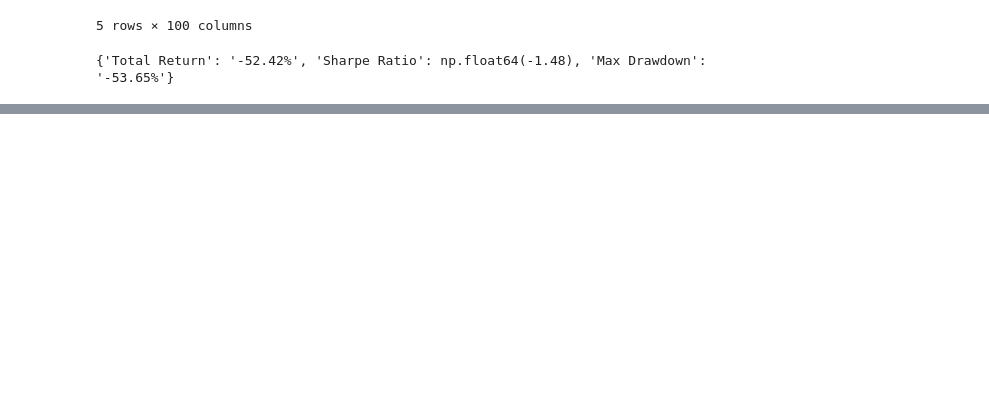
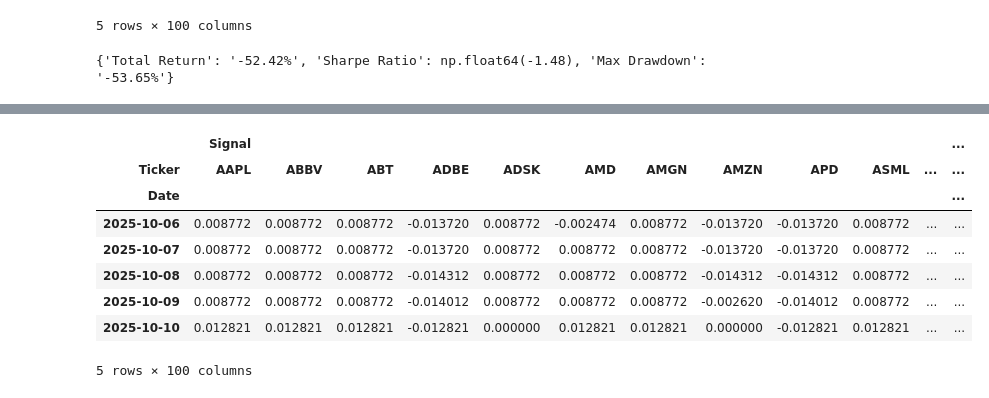
Before and after one commit to buibaongan/CF_Ngan23280071_Dung23280048, a Jupyter notebook: notebook/main.ipynb, the cells around one changed output, grey strips where cells are left out. Saved outputs shown, nothing was run; the diff lists cells and outputs as text; code cells hidden in the pictures; blank space fills up the shorter version.

```diff
--- a/notebook/main.ipynb
+++ b/notebook/main.ipynb
@@ -383,0 +384,25 @@ CẢNH BÁO: Phát hiện dữ liệu đầu vào là Portfolio Value ($). Đang
+# %%
+#Build portfolio for momemtum
+log_returns = df['Log Return']
+returns = np.exp(log_returns) - 1
+signals = momentum_signals
+pf = Portfolio(
+    signals=signals,
+    returns=returns,
+    max_weight=0.1
+)
+
+pf_weights = pf.build_weights()
+pf_weights.tail()
+portfolio_returns = pf.compute_returns()
+pf_weights.tail()
+# %% [output]
+|  | Signal |  |  |  |  |  |  |  |  |  |  | ... |
+| Ticker | AAPL | ABBV | ABT | ADBE | ADSK | AMD | AMGN | AMZN | APD | ASML | ... | ... |
+| Date |  |  |  |  |  |  |  |  |  |  |  | ... |
+| 2025-10-06 | 0.008772 | 0.008772 | 0.008772 | -0.013720 | 0.008772 | -0.002474 | 0.008772 | -0.013720 | -0.013720 | 0.008772 | ... | ... |
+| 2025-10-07 | 0.008772 | 0.008772 | 0.008772 | -0.013720 | 0.008772 | 0.008772 | 0.008772 | -0.013720 | -0.013720 | 0.008772 | ... | ... |
+| 2025-10-08 | 0.008772 | 0.008772 | 0.008772 | -0.014312 | 0.008772 | 0.008772 | 0.008772 | -0.014312 | -0.014312 | 0.008772 | ... | ... |
+| 2025-10-09 | 0.008772 | 0.008772 | 0.008772 | -0.014012 | 0.008772 | 0.008772 | 0.008772 | -0.002620 | -0.014012 | 0.008772 | ... | ... |
+| 2025-10-10 | 0.012821 | 0.012821 | 0.012821 | -0.012821 | 0.000000 | 0.012821 | 0.012821 | 0.000000 | -0.012821 | 0.012821 | ... | ... |
+5 rows × 100 columns
```
Also changed, not shown: parts of 2 cells of this notebook, 1 other file.
